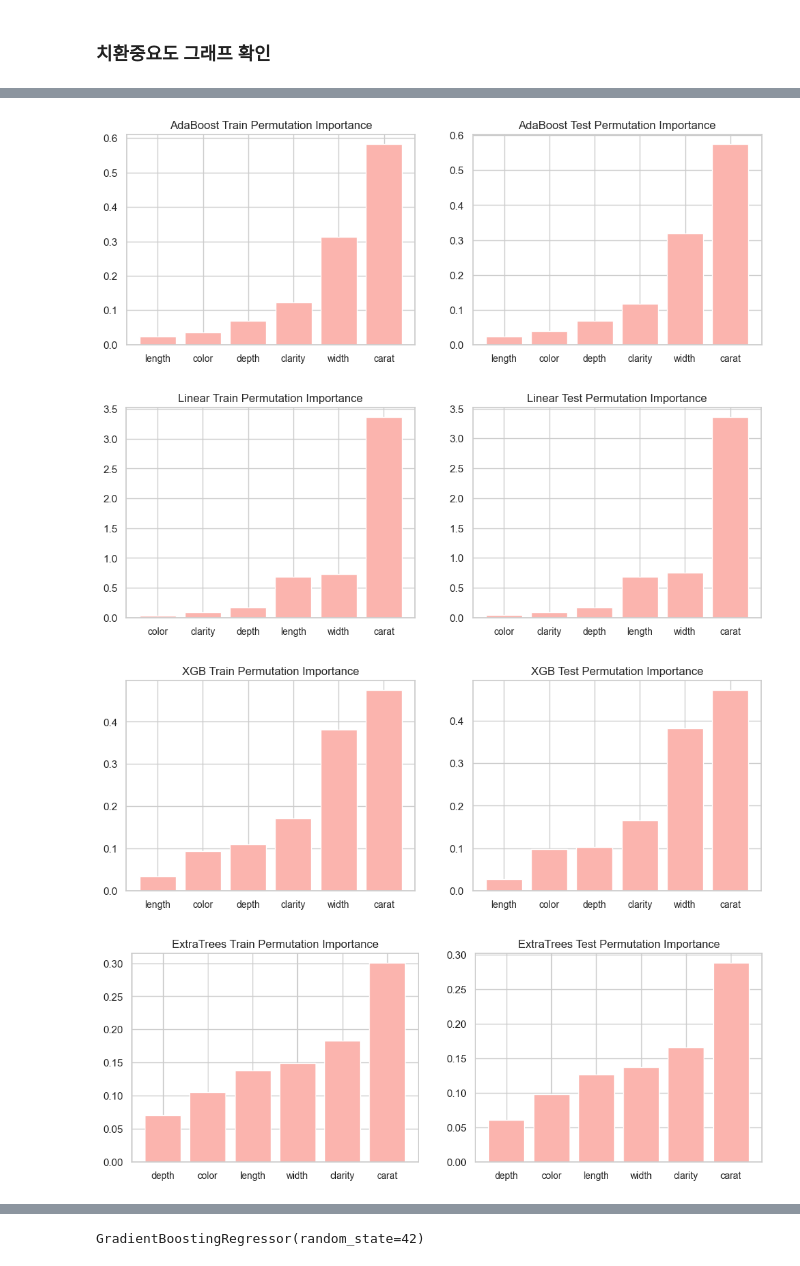
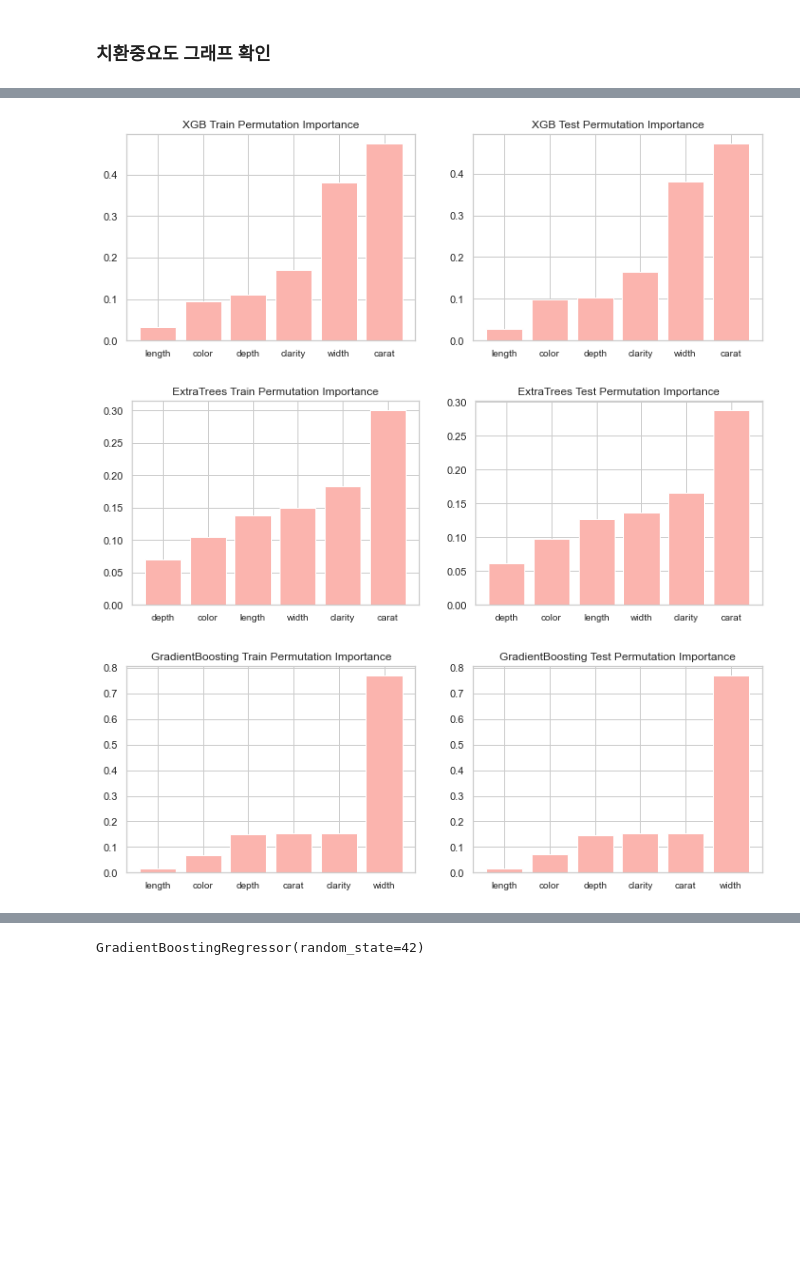
Before and after one commit to monargent0/TJPythonClass, a Jupyter notebook: TeamProject/다이아몬드정리.ipynb, the cells around one changed output, grey strips where cells are left out. Saved outputs shown, nothing was run; the diff lists cells and outputs as text; code cells hidden in the pictures; blank space fills up the shorter version.

```diff
--- a/TeamProject/다이아몬드정리.ipynb
+++ b/TeamProject/다이아몬드정리.ipynb
@@ -989,10 +984,15 @@ from sklearn.inspection import permutation_importance  # 치환중요도
 # %% [markdown]
 머신러닝 fit , 모델 비교를 위해 random_state=42로 고정
+# %%
+# 9개 컬럼 데이터셋 numpy로 변환
+train_input_np = train_input_df.to_numpy()
+val_input_np = val_input_df.to_numpy()
+test_input_np = test_input_df.to_numpy()
 # %%
 svrf = SVR(kernel='rbf')
-svrf.fit(train_input, train_target)
-print("train 데이터 R^2 : {:.3f}".format(svrf.score(train_input, train_target)))
-print("val 데이터 R^2 : {:.3f}".format(svrf.score(val_input, val_target)))
+svrf.fit(train_input_np, train_target)
+print("train 데이터 R^2 : {:.3f}".format(svrf.score(train_input_np, train_target)))
+print("val 데이터 R^2 : {:.3f}".format(svrf.score(val_input_np, val_target)))
 # %% [output]
 train 데이터 R^2 : -0.129
 val 데이터 R^2 : -0.126
@@ -1100,39 +1101,44 @@ plot_permutation_importance(gbr , "GradientBoosting")
 # %% [markdown]
 cut, table, totaldepth 컬럼 제거
 # %%
-train_input.drop(['table','totaldepth','cut'] , axis=1 , inplace= True)
-val_input.drop(['table','totaldepth','cut'] , axis=1 , inplace= True)
-test_input.drop(['table','totaldepth','cut'] , axis=1 , inplace= True)
+train_input_df.drop(['table','totaldepth','cut'] , axis=1 , inplace= True)
+val_input_df.drop(['table','totaldepth','cut'] , axis=1 , inplace= True)
+test_input_df.drop(['table','totaldepth','cut'] , axis=1 , inplace= True)
+
+# 6개 컬럼 데이터셋 numpy로 변환
+train_input_np = train_input_df.to_numpy()
+val_input_np = val_input_df.to_numpy()
+test_input_np = test_input_df.to_numpy()
 # %% [markdown]
 ### 6개 모델 학습 및 R^2값 확인
 # %%
 # knn
 knr = KNeighborsRegressor( n_neighbors= 3 , weights='uniform', algorithm='auto', p = 1 )
-knr.fit(train_input , train_target)
+knr.fit(train_input_np , train_target)
 
 # RandomForest
 rdf = RandomForestRegressor(n_jobs=-1 , random_state=42)
-rdf.fit(train_input, train_target)
+rdf.fit(train_input_np, train_target)
 
 # AdaBoost
 adb = AdaBoostRegressor(random_state=42)
-adb.fit(train_input, train_target)
+adb.fit(train_input_np, train_target)
 
 # LinearRegression
 lnr = LinearRegression()
-lnr.fit(train_input, train_target)
+lnr.fit(train_input_np, train_target)
 
 # XGBRegressor
 xgb = XGBRegressor()
-xgb.fit(train_input, train_target)
+xgb.fit(train_input_np, train_target)
 
 # ExtraTreesRegressor
 extree = ExtraTreesRegressor(n_jobs=-1, random_state=42)
-extree.fit(train_input, train_target)
+extree.fit(train_input_np, train_target)
 
 # GradientBoostingRegressor
 gbr = GradientBoostingRegressor(random_state=42 )
-gbr.fit(train_input, train_target)
+gbr.fit(train_input_np, train_target)
 # %% [output]
 GradientBoostingRegressor(random_state=42)
 # %%
@@ -1165,15 +1171,12 @@ GradientBoosting 검증 데이터 R^2 : 0.975
 # %%
 plot_permutation_importance(knr , "KNN")
 plot_permutation_importance(rdf , "RandomForest")
-plot_permutation_importance(adb , "AdaBoost")
-plot_permutation_importance(lnr , "Linear")
 plot_permutation_importance(xgb , "XGB")
 plot_permutation_importance(extree , "ExtraTrees")
 plot_permutation_importance(gbr , "GradientBoosting")
 # %% [output]
 [figure]
 [figure]
-[figure, old version]
+[figure, new version]
-[figure, old version]
+[figure, new version]
-[figure, old version]
+[figure, new version]
-[figure, removed]
```
Also changed, not shown: parts of 76 cells of this notebook.
